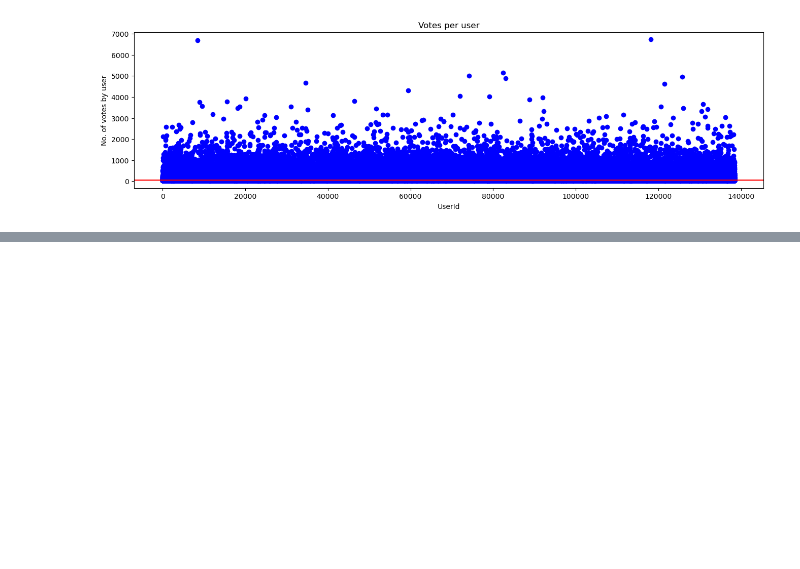
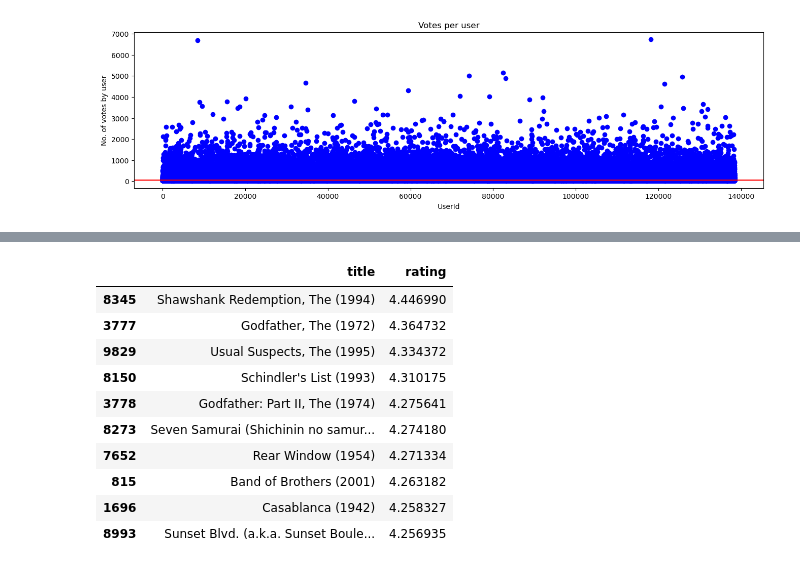
Before and after one commit to jmaloney95/Movie-Recommendation-Engine, a Jupyter notebook: notebooks/1.0-jm-initial-data-exploration.ipynb, the cells around one changed output, grey strips where cells are left out. Cells and saved outputs as stored; diff of their text form; code cells hidden in the pictures; blank space fills up the shorter version.

```diff
--- a/notebooks/1.0-jm-initial-data-exploration.ipynb
+++ b/notebooks/1.0-jm-initial-data-exploration.ipynb
@@ -261,0 +305,16 @@ plt.show()
+# %%
+avg_ratings = merged_data.groupby('title')['rating'].mean().reset_index()
+avg_ratings_sorted = avg_ratings.sort_values(by='rating', ascending=False)
+avg_ratings_sorted.head(10)
+# %% [output]
+|  | title | rating |
+| 8345 | Shawshank Redemption, The (1994) | 4.446990 |
+| 3777 | Godfather, The (1972) | 4.364732 |
+| 9829 | Usual Suspects, The (1995) | 4.334372 |
+| 8150 | Schindler's List (1993) | 4.310175 |
+| 3778 | Godfather: Part II, The (1974) | 4.275641 |
+| 8273 | Seven Samurai (Shichinin no samur... | 4.274180 |
+| 7652 | Rear Window (1954) | 4.271334 |
+| 815 | Band of Brothers (2001) | 4.263182 |
+| 1696 | Casablanca (1942) | 4.258327 |
+| 8993 | Sunset Blvd. (a.k.a. Sunset Boule... | 4.256935 |
```
Also changed, not shown: parts of 9 cells of this notebook.
